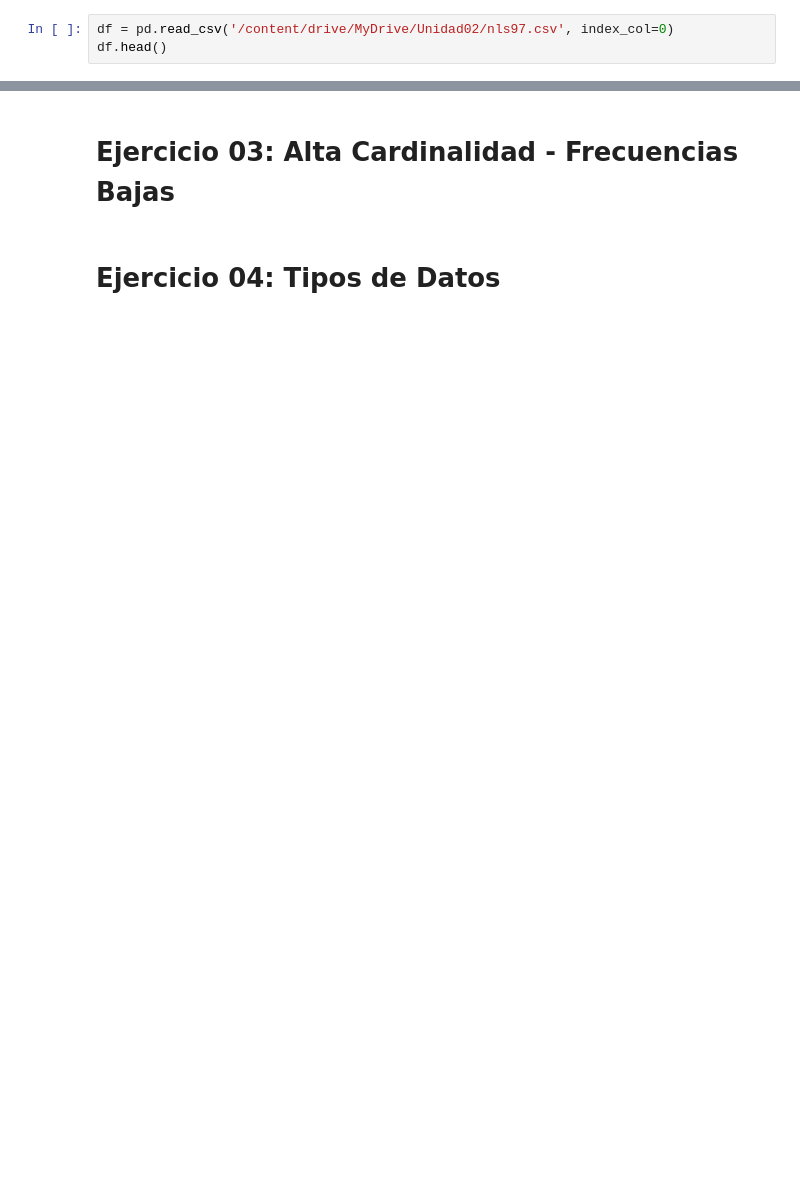
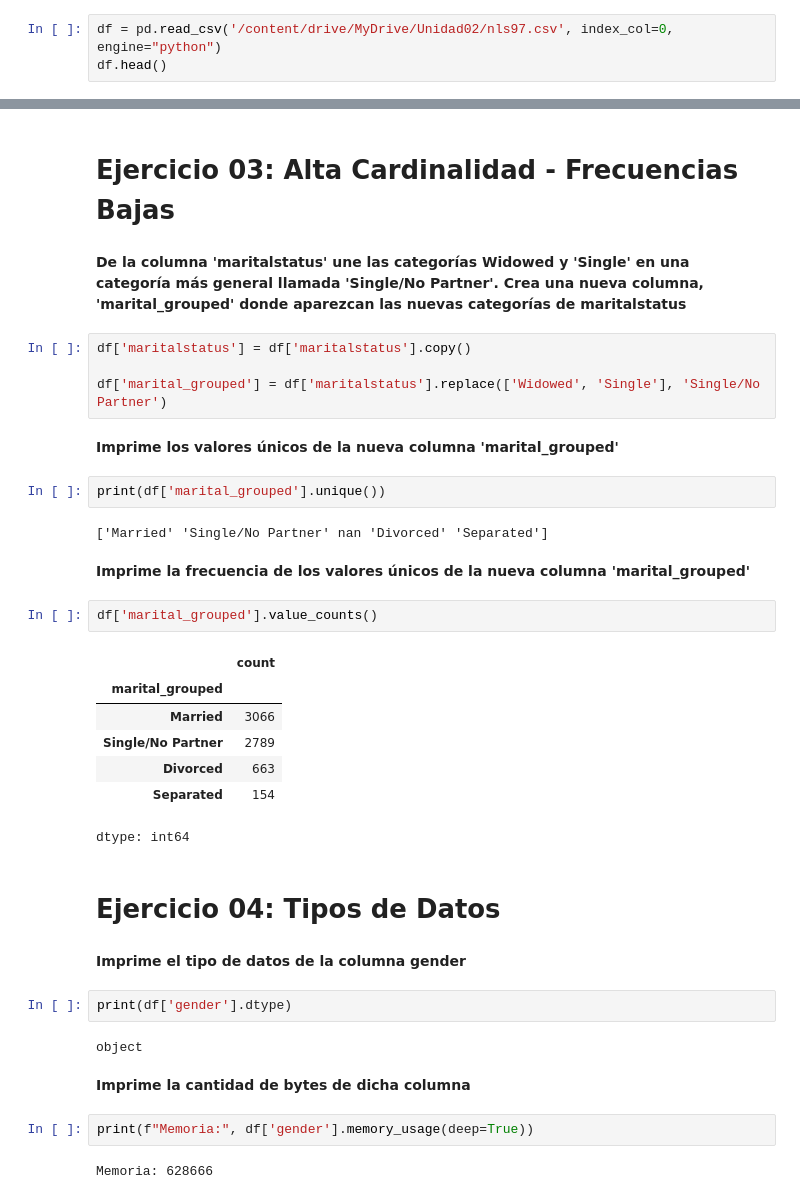
Before and after one commit to jonathanahc/Practicas, a Jupyter notebook: Práctica17_Limpieza_y_Transformación_de_Datos_Categóricos.ipynb, the cells around one changed output, grey strips where cells are left out. Saved outputs shown, nothing was run; the diff lists cells and outputs as text; blank space fills up the shorter version.

```diff
--- a/Práctica17_Limpieza_y_Transformación_de_Datos_Categóricos.ipynb
+++ b/Práctica17_Limpieza_y_Transformación_de_Datos_Categóricos.ipynb
@@ -8,7 +8,7 @@ import pandas as pd
 # %% [output]
 Drive already mounted at /content/drive; to attempt to forcibly remount, call drive.mount("/content/drive", force_remount=True).
 # %%
-df = pd.read_csv('/content/drive/MyDrive/Unidad02/nls97.csv', index_col=0)
+df = pd.read_csv('/content/drive/MyDrive/Unidad02/nls97.csv', index_col=0, engine="python")
 df.head()
 # %% [output]
 |  | gender | birthmonth | birthyear | highestgradecompleted | maritalstatus | childathome | childnotathome | ... |
@@ -112,4 +96,40 @@ dtype: int64
 # %% [markdown]
 # Ejercicio 03: Alta Cardinalidad - Frecuencias Bajas
+# %% [markdown]
+**De la columna 'maritalstatus' une las categorías Widowed y 'Single' en una categoría más general llamada 'Single/No Partner'. Crea una nueva columna, 'marital_grouped' donde aparezcan las nuevas categorías de maritalstatus**
+# %%
+df['maritalstatus'] = df['maritalstatus'].copy()
+
+df['marital_grouped'] = df['maritalstatus'].replace(['Widowed', 'Single'], 'Single/No Partner')
+# %% [markdown]
+**Imprime los valores únicos de la nueva columna 'marital_grouped'**
+# %%
+print(df['marital_grouped'].unique())
+# %% [output]
+['Married' 'Single/No Partner' nan 'Divorced' 'Separated']
+# %% [markdown]
+**Imprime la frecuencia de los valores únicos de la nueva columna 'marital_grouped'**
+# %%
+df['marital_grouped'].value_counts()
+# %% [output]
+|  | count |
+| marital_grouped |  |
+| Married | 3066 |
+| Single/No Partner | 2789 |
+| Divorced | 663 |
+| Separated | 154 |
+dtype: int64
 # %% [markdown]
 # Ejercicio 04: Tipos de Datos
+# %% [markdown]
+**Imprime el tipo de datos de la columna gender**
+# %%
+print(df['gender'].dtype)
+# %% [output]
+object
+# %% [markdown]
+**Imprime la cantidad de bytes de dicha columna**
+# %%
+print(f"Memoria:", df['gender'].memory_usage(deep=True))
+# %% [output]
+Memoria: 628666
```
Also changed, not shown: parts of 8 cells of this notebook.
